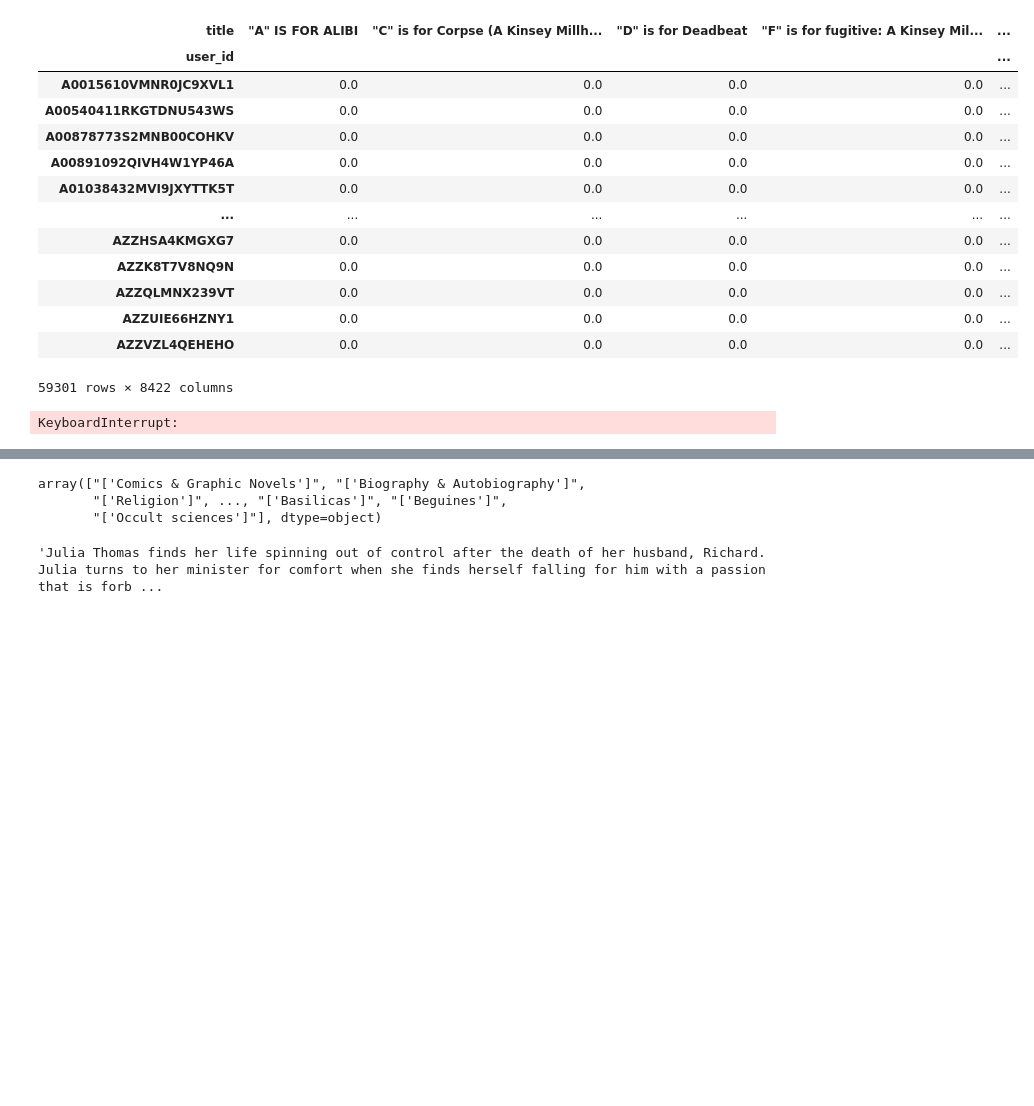
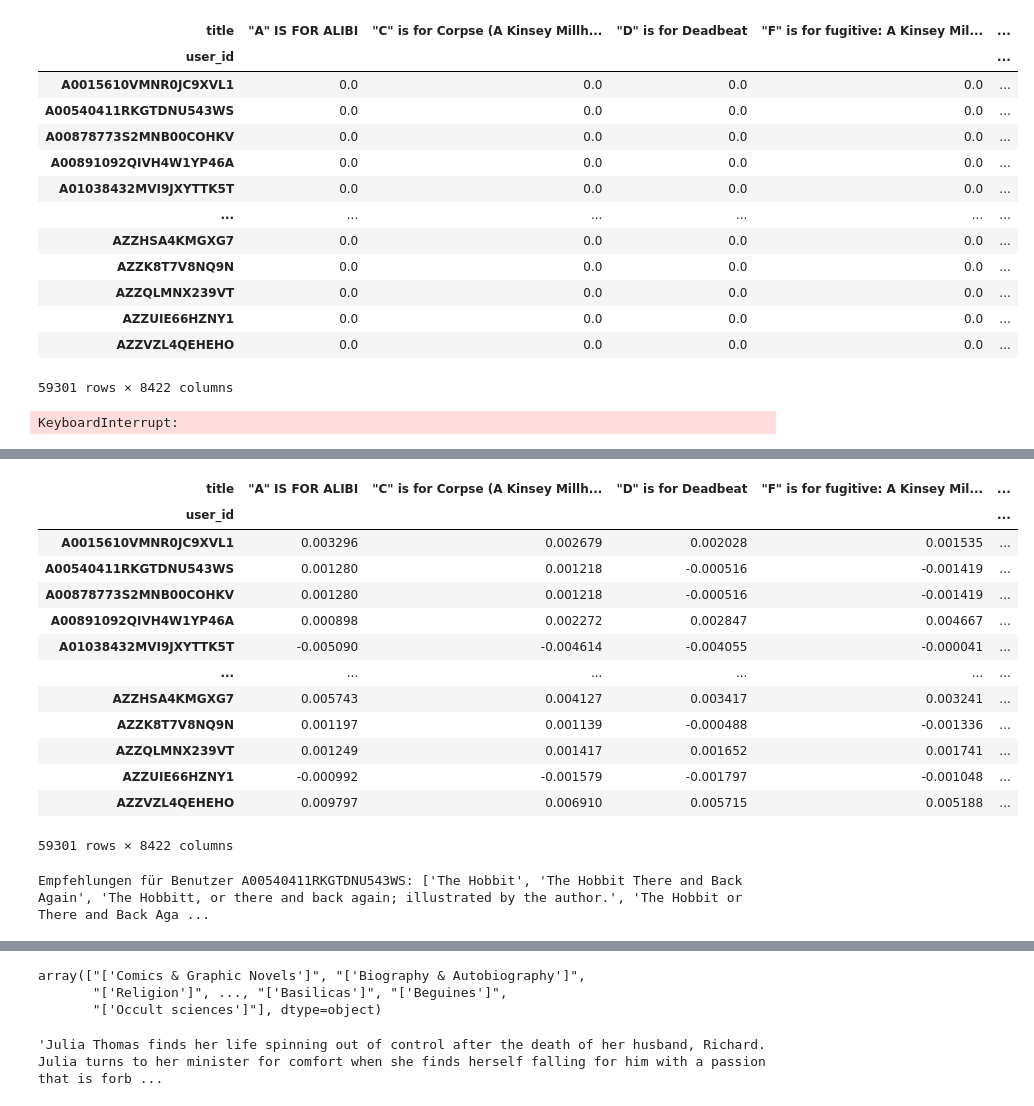
Before and after one commit to t0nychopp3r/recommenderSystem_cds121, a Jupyter notebook: Book_RS.ipynb, the cells around one changed output, grey strips where cells are left out. Drawn from its saved outputs; the diff is of its cells as text; code cells hidden in the pictures; blank space fills up the shorter version.

```diff
--- a/Book_RS.ipynb
+++ b/Book_RS.ipynb
@@ -306,0 +310,16 @@ KeyboardInterrupt:
+# %%
+from scipy.sparse import csr_matrix
+
+sparse_ratings = csr_matrix(ratings.values)
+# %%
+import implicit
+als_model = implicit.als.AlternatingLeastSquares(factors=10)
+als_model.fit(sparse_ratings.T)  # Transponieren Sie die Sparse-Matrix
+
+
+# Verwenden Sie die gelernten Faktoren, um Vorhersagen zu generieren
+predicted_ratings = np.dot(als_model.user_factors, als_model.item_factors.T)
+# %%
+predicted_ratings.shape
+predicted_ratings = predicted_ratings.T
+predicted_ratings.shape
@@ -309,16 +344,36 @@ predicted_ratings
+# %%
+# create a pivot dataframe from the predicted ratings with the same columns and index as the original ratings dataframe
+predicted_ratings_df = pd.DataFrame(predicted_ratings, columns=ratings.columns, index=ratings.index)
+
+predicted_ratings_df
+# %% [output]
+| title | "A" IS FOR ALIBI | "C" is for Corpse (A Kinsey Millh... | "D" is for Deadbeat | "F" is for fugitive: A Kinsey Mil... | ... |
+| user_id |  |  |  |  | ... |
+| A0015610VMNR0JC9XVL1 | 0.003296 | 0.002679 | 0.002028 | 0.001535 | ... |
+| A00540411RKGTDNU543WS | 0.001280 | 0.001218 | -0.000516 | -0.001419 | ... |
+| A00878773S2MNB00COHKV | 0.001280 | 0.001218 | -0.000516 | -0.001419 | ... |
+| A00891092QIVH4W1YP46A | 0.000898 | 0.002272 | 0.002847 | 0.004667 | ... |
+| A01038432MVI9JXYTTK5T | -0.005090 | -0.004614 | -0.004055 | -0.000041 | ... |
+| ... | ... | ... | ... | ... | ... |
+| AZZHSA4KMGXG7 | 0.005743 | 0.004127 | 0.003417 | 0.003241 | ... |
+| AZZK8T7V8NQ9N | 0.001197 | 0.001139 | -0.000488 | -0.001336 | ... |
+| AZZQLMNX239VT | 0.001249 | 0.001417 | 0.001652 | 0.001741 | ... |
+| AZZUIE66HZNY1 | -0.000992 | -0.001579 | -0.001797 | -0.001048 | ... |
+| AZZVZL4QEHEHO | 0.009797 | 0.006910 | 0.005715 | 0.005188 | ... |
+59301 rows × 8422 columns
 # %%
-def get_top_books_for_user(user_id, predicted_ratings, num_books=5):
+def get_top_books_for_user(user_id, predicted_ratings_df, num_books=5):
     """
     Diese Funktion gibt die Top-Bücher für einen bestimmten Benutzer basierend auf den Vorhersagen zurück.
 
     :param user_id: Die Benutzer-ID für den Benutzer, für den Empfehlungen erstellt werden sollen.
-    :param predicted_ratings: Der DataFrame mit den Vorhersagen (Benutzer x Bücher).
+    :param predicted_ratings_df: Der DataFrame mit den Vorhersagen (Benutzer x Bücher).
     :param num_books: Die Anzahl der Empfehlungen, die zurückgegeben werden sollen (Standardmäßig 5).
     :return: Eine Liste der Top-Bücher für den Benutzer.
     """
-    user_ratings = predicted_ratings.loc[user_id]
+    user_ratings = predicted_ratings_df.loc[user_id]
 
-    # Sortieren Sie die Bücher nach ihren Vorhersagen in absteigender Reihenfolge
+    # Sortieren Sie die Bücher nach ihren Vorhersagen für den spezifischen Benutzer in absteigender Reihenfolge
     sorted_books = user_ratings.sort_values(ascending=False)
 
     # Wählen Sie die Top-Bücher aus
@@ -326,7 +381,9 @@ def get_top_books_for_user(user_id, predicted_ratings, num_books=5):
     return top_books
 
 # Beispielaufruf der Funktion
-user_id = 'AZZHSA4KMGXG7'
-recommendations = get_top_books_for_user(user_id, predicted_ratings)
+user_id = 'A00540411RKGTDNU543WS'
+recommendations = get_top_books_for_user(user_id, predicted_ratings_df)
 
 print(f"Empfehlungen für Benutzer {user_id}: {recommendations}")
+# %% [output]
+Empfehlungen für Benutzer A00540411RKGTDNU543WS: ['The Hobbit', 'The Hobbit There and Back Again', 'The Hobbitt, or there and back again; illustrated by the author.', 'The Hobbit or There and Back Aga ...
```
Also changed, not shown: parts of 5 cells of this notebook.
